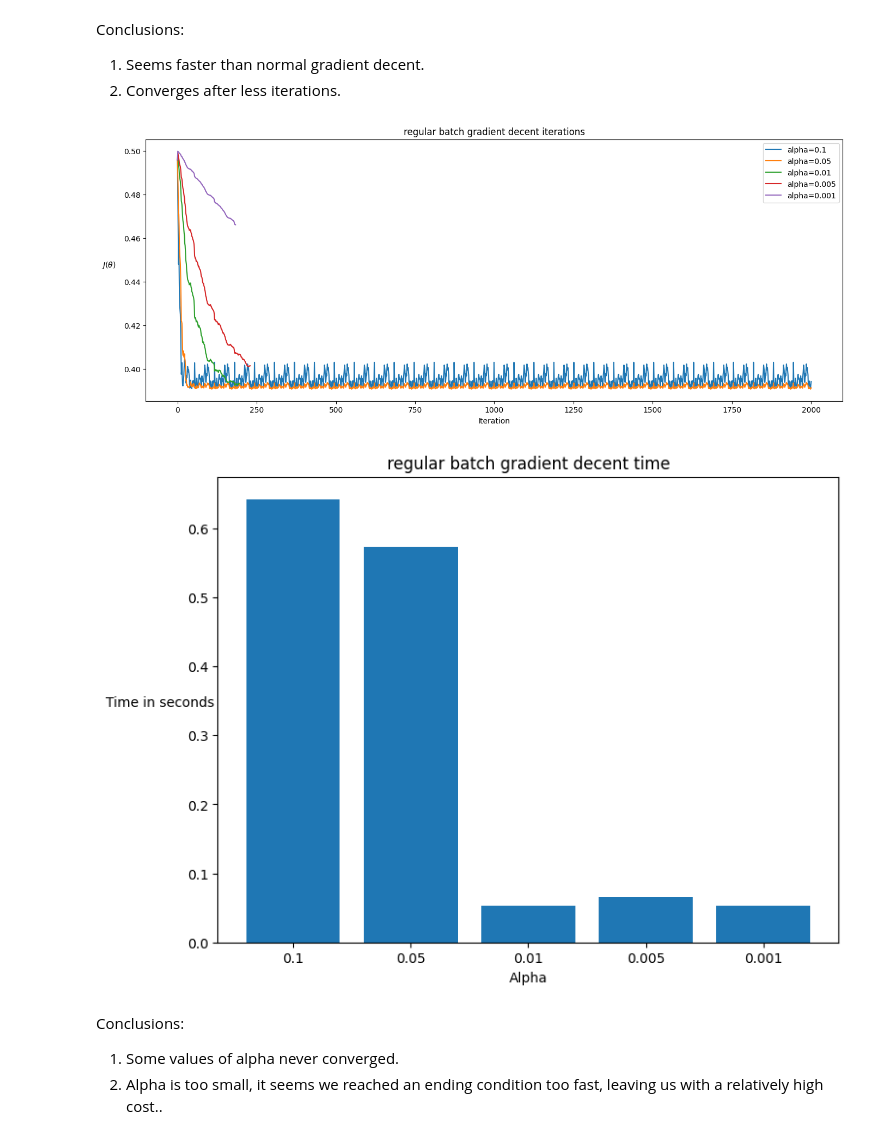
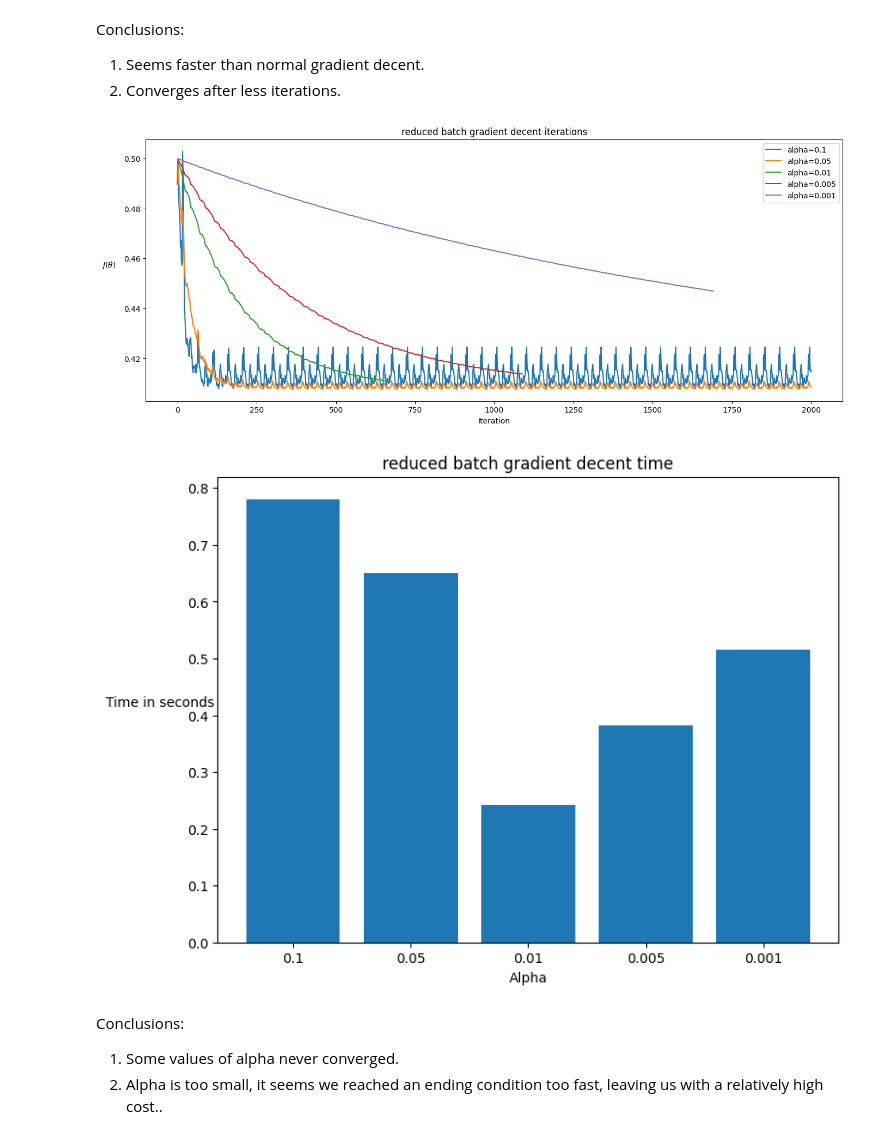
Before and after one commit to GilYairYamin/Azrieli_ML-intro-final-proj, a Jupyter notebook: FinalEX.ipynb, the cells around one changed output. Cells and saved outputs as stored; diff of their text form; code cells hidden in the pictures.

```diff
--- a/FinalEX.ipynb
+++ b/FinalEX.ipynb
@@ -64,7 +65,7 @@ Notice, I created default values for $M$, $\delta$ and $\epsilon$.\
 They can be changed when calling the function, but I decided it would be best to leave them like this.
 # %%
 DEFAULT_M = 2000
-DEFAULT_EPSILON = 1e-6
+DEFAULT_EPSILON = 1e-7
 DEFAULT_DELTA = DEFAULT_EPSILON
 
 
@@ -105,7 +106,8 @@ def batch_gradient_decent(
 ):
 
     length = len(X)
-    indexes = np.linspace(0, length, b_size, dtype=int)
+    cells = math.ceil(length / b_size)
+    indexes = np.linspace(0, length, cells, dtype=int)
     amount = len(indexes) - 1
 
     x_batch = [X[indexes[i] : indexes[i + 1]] for i in range(amount)]
@@ -174,9 +177,9 @@ def run_gradient_decent(X, y, alpha_arr, gradient_func, title):
     J_History = []
     time_amount = []
 
-    for i in range(alpha_arr.shape[0]):
+    for alpha in alpha_arr:
         start = time.time()
-        theta, J = gradient_func(X, y, alpha=alpha_arr[i])
+        theta, J = gradient_func(X, y, alpha)
         end = time.time()
         time_amount.append(end - start)
         thetaK.append(theta)
@@ -214,7 +217,7 @@ Let us do an SVD reduction:
 # %%
 dim = 3
 
-U, s, Vt = np.linalg.svd(normalized_data.iloc[:, :-1], full_matrices=True)
+U, s, Vt = np.linalg.svd(raw_data.iloc[:, :-1], full_matrices=True)
 reduced_data = U[:, :dim].dot(np.diag(s[:dim]))
 mormalized_reduced_data = normalize(reduced_data)
 reduced_X = np.concatenate((ones, mormalized_reduced_data), axis=1, dtype=np.float64)
@@ -228,10 +231,10 @@ Conclusions:
 1. Seems faster than normal gradient decent.
 2. Converges after less iterations.
 # %%
-run_gradient_decent(reduced_X, y, alpha_arr, batch_gradient_decent, "regular batch gradient decent")
+run_gradient_decent(reduced_X, y, alpha_arr, batch_gradient_decent, "reduced batch gradient decent")
 # %% [output]
-[figure, old version]
+[figure, new version]
-[figure, old version]
+[figure, new version]
 # %% [markdown]
 Conclusions:
 1. Some values of alpha never converged.
```
Also changed, not shown: parts of 7 cells of this notebook.
